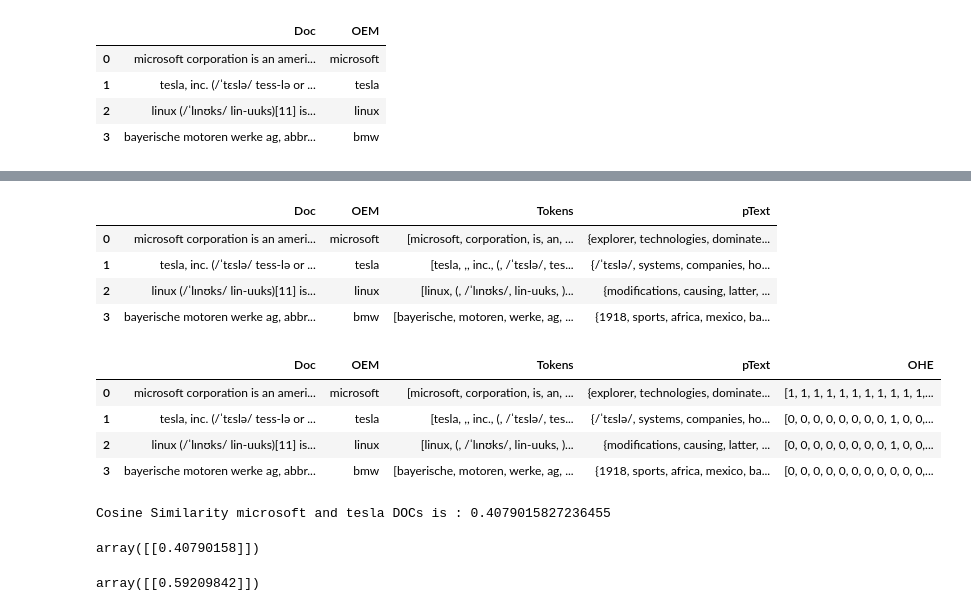
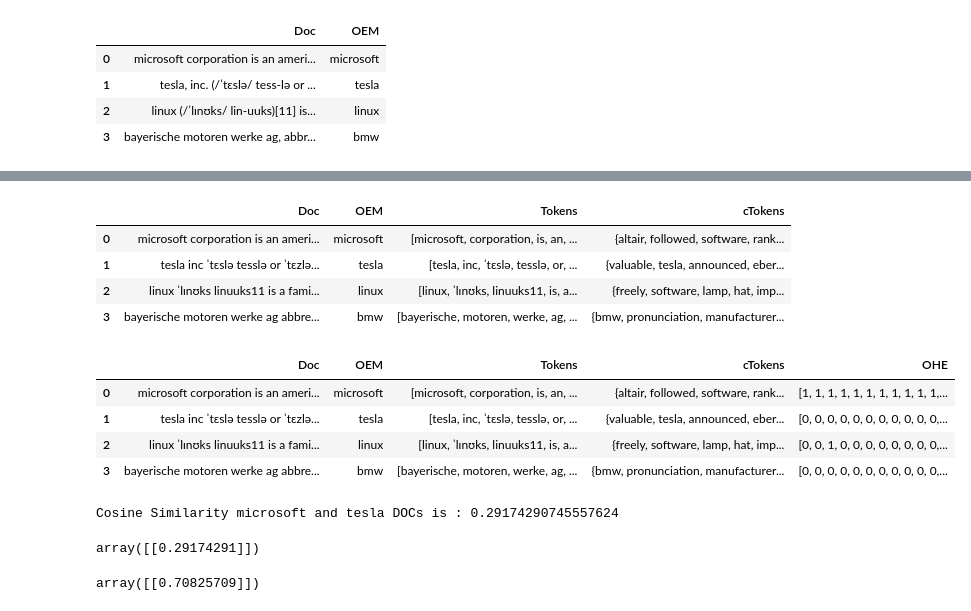
Before and after one commit to deepak1195/NLP, a Jupyter notebook: 011_CosineSimilarity.ipynb, the cells around one changed output, grey strips where cells are left out. Saved outputs shown, nothing was run; the diff lists cells and outputs as text; code cells hidden in the pictures.

```diff
--- a/011_CosineSimilarity.ipynb
+++ b/011_CosineSimilarity.ipynb
@@ -59,0 +51,5 @@ df
+# %%
+import re
+df['Doc']=df['Doc'].apply(lambda txt:re.sub(r'[^\w\s]', '',txt))
+df['Tokens']=df['Doc'].apply(word_tokenize)
+df
@@ -60,33 +62,33 @@ df
 # %%
-df['pText']=df['Tokens'].apply(lambda d:{w for w in d if not w in stopwords.words('english')})
+df['cTokens']=df['Tokens'].apply(lambda d:{w for w in d if not w in stopwords.words('english')})
 df
 # %% [output]
-|  | Doc | OEM | Tokens | pText |
-| 0 | microsoft corporation is an ameri... | microsoft | [microsoft, corporation, is, an, ... | {explorer, technologies, dominate... |
-| 1 | tesla, inc. (/ˈtɛslə/ tess-lə or ... | tesla | [tesla, ,, inc., (, /ˈtɛslə/, tes... | {/ˈtɛslə/, systems, companies, ho... |
-| 2 | linux (/ˈlɪnʊks/ lin-uuks)[11] is... | linux | [linux, (, /ˈlɪnʊks/, lin-uuks, )... | {modifications, causing, latter, ... |
-| 3 | bayerische motoren werke ag, abbr... | bmw | [bayerische, motoren, werke, ag, ... | {1918, sports, africa, mexico, ba... |
+|  | Doc | OEM | Tokens | cTokens |
+| 0 | microsoft corporation is an ameri... | microsoft | [microsoft, corporation, is, an, ... | {altair, followed, software, rank... |
+| 1 | tesla inc ˈtɛslə tesslə or ˈtɛzlə... | tesla | [tesla, inc, ˈtɛslə, tesslə, or, ... | {valuable, tesla, announced, eber... |
+| 2 | linux ˈlɪnʊks linuuks11 is a fami... | linux | [linux, ˈlɪnʊks, linuuks11, is, a... | {freely, software, lamp, hat, imp... |
+| 3 | bayerische motoren werke ag abbre... | bmw | [bayerische, motoren, werke, ag, ... | {bmw, pronunciation, manufacturer... |
 # %%
 wLs=[]
-for i in df['pText']:
+for i in df['cTokens']:
   wLs.extend(list(i))
 # %%
 # One Hot Encoding
 def oneHotEnc(doc):
   ls=[]
   for w in wLs:
     if w in list(doc): ls.append(1)
     else: ls.append(0)
   return ls
 
-df['OHE']=df['pText'].apply(oneHotEnc)
+df['OHE']=df['cTokens'].apply(oneHotEnc)
 df
 # %% [output]
-|  | Doc | OEM | Tokens | pText | OHE |
-| 0 | microsoft corporation is an ameri... | microsoft | [microsoft, corporation, is, an, ... | {explorer, technologies, dominate... | [1, 1, 1, 1, 1, 1, 1, 1, 1, 1, 1,... |
-| 1 | tesla, inc. (/ˈtɛslə/ tess-lə or ... | tesla | [tesla, ,, inc., (, /ˈtɛslə/, tes... | {/ˈtɛslə/, systems, companies, ho... | [0, 0, 0, 0, 0, 0, 0, 0, 1, 0, 0,... |
-| 2 | linux (/ˈlɪnʊks/ lin-uuks)[11] is... | linux | [linux, (, /ˈlɪnʊks/, lin-uuks, )... | {modifications, causing, latter, ... | [0, 0, 0, 0, 0, 0, 0, 0, 1, 0, 0,... |
-| 3 | bayerische motoren werke ag, abbr... | bmw | [bayerische, motoren, werke, ag, ... | {1918, sports, africa, mexico, ba... | [0, 0, 0, 0, 0, 0, 0, 0, 0, 0, 0,... |
+|  | Doc | OEM | Tokens | cTokens | OHE |
+| 0 | microsoft corporation is an ameri... | microsoft | [microsoft, corporation, is, an, ... | {altair, followed, software, rank... | [1, 1, 1, 1, 1, 1, 1, 1, 1, 1, 1,... |
+| 1 | tesla inc ˈtɛslə tesslə or ˈtɛzlə... | tesla | [tesla, inc, ˈtɛslə, tesslə, or, ... | {valuable, tesla, announced, eber... | [0, 0, 0, 0, 0, 0, 0, 0, 0, 0, 0,... |
+| 2 | linux ˈlɪnʊks linuuks11 is a fami... | linux | [linux, ˈlɪnʊks, linuuks11, is, a... | {freely, software, lamp, hat, imp... | [0, 0, 1, 0, 0, 0, 0, 0, 0, 0, 0,... |
+| 3 | bayerische motoren werke ag abbre... | bmw | [bayerische, motoren, werke, ag, ... | {bmw, pronunciation, manufacturer... | [0, 0, 0, 0, 0, 0, 0, 0, 0, 0, 0,... |
 # %%
 # Cosine Similarity
 def cosineSimilarity(r1,r2):
@@ -100,13 +102,13 @@ def cosineSimilarity(r1,r2):
 
 cosineSimilarity(0,1)
 # %% [output]
-Cosine Similarity microsoft and tesla DOCs is : 0.4079015827236455
+Cosine Similarity microsoft and tesla DOCs is : 0.29174290745557624
 # %%
 from sklearn.metrics.pairwise import cosine_similarity, cosine_distances
 cosine_similarity([df['OHE'][0]],[df['OHE'][1]])
 # %% [output]
-array([[0.40790158]])
+array([[0.29174291]])
 # %%
 cosine_distances([df['OHE'][0]],[df['OHE'][1]])
 # %% [output]
-array([[0.59209842]])
+array([[0.70825709]])
```
Also changed, not shown: parts of 2 cells of this notebook.
